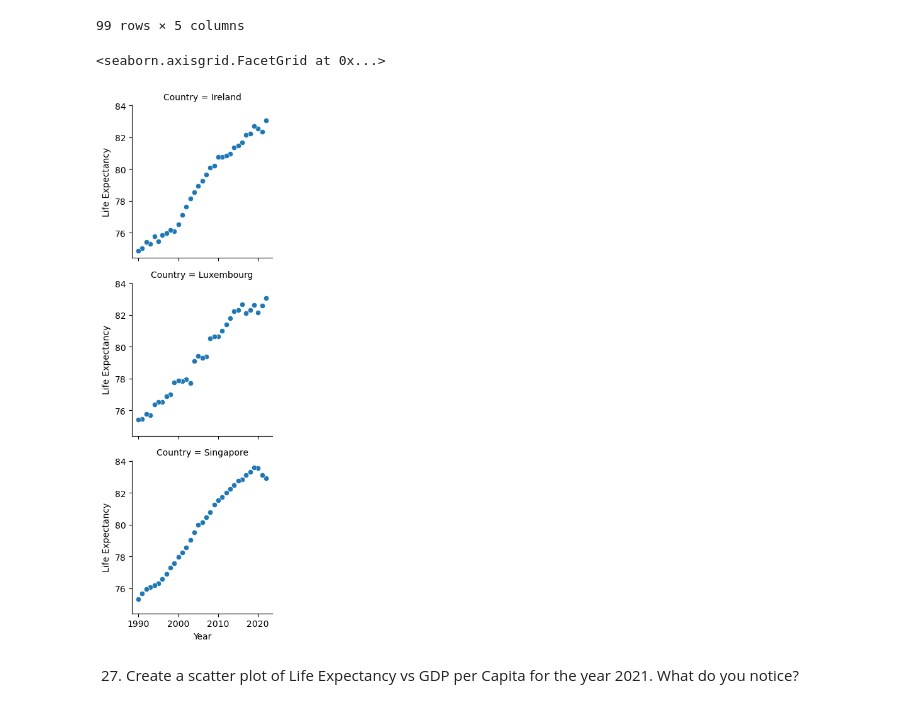
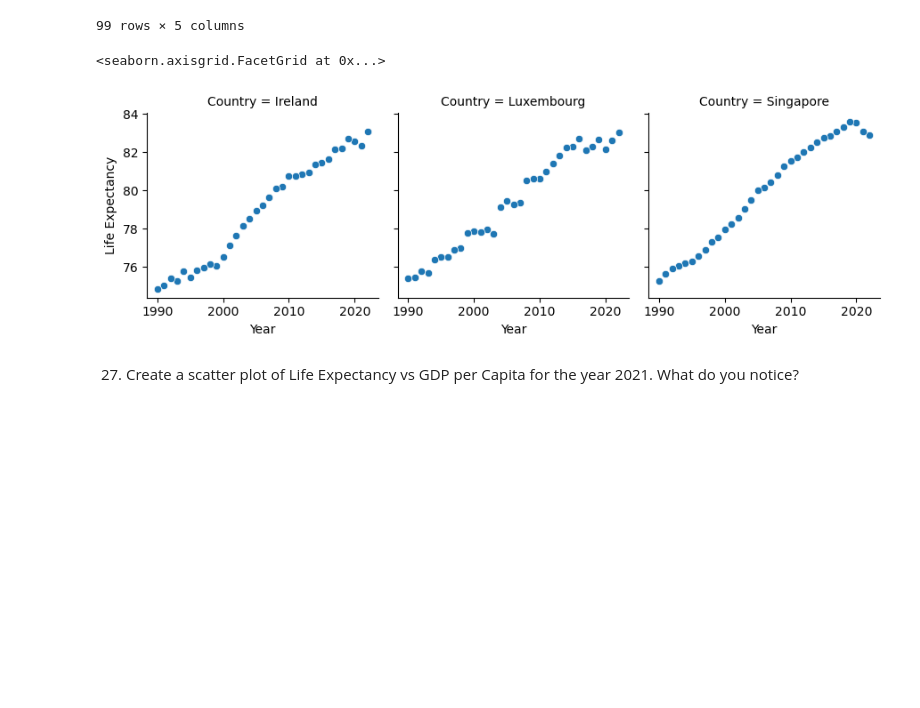
Before and after one commit to nss-data-science-cohort-8/un-exploration-GetGubbz, a Jupyter notebook: UN_Data_Exploration.ipynb, the cells around one changed output. Cells and saved outputs as stored; diff of their text form; code cells hidden in the pictures; blank space fills up the shorter version.

```diff
--- a/UN_Data_Exploration.ipynb
+++ b/UN_Data_Exploration.ipynb
@@ -532,10 +531,10 @@ three_largest
 | 5665 | Singapore | 1990 | 37326.304238 | Asia | 75.295122 |
 99 rows × 5 columns
 # %%
-sns.FacetGrid(three_largest, row = 'Country').map(sns.scatterplot,'Year','Life Expectancy')
+sns.FacetGrid(three_largest, col = 'Country').map(sns.scatterplot,'Year','Life Expectancy')
 # %% [output]
 <seaborn.axisgrid.FacetGrid at 0x...>
-[figure, old version]
+[figure, new version]
 # %% [markdown]
 27. Create a scatter plot of Life Expectancy vs GDP per Capita for the year 2021. What do you notice?
 # %%
```
Also changed, not shown: parts of 41 cells of this notebook.
